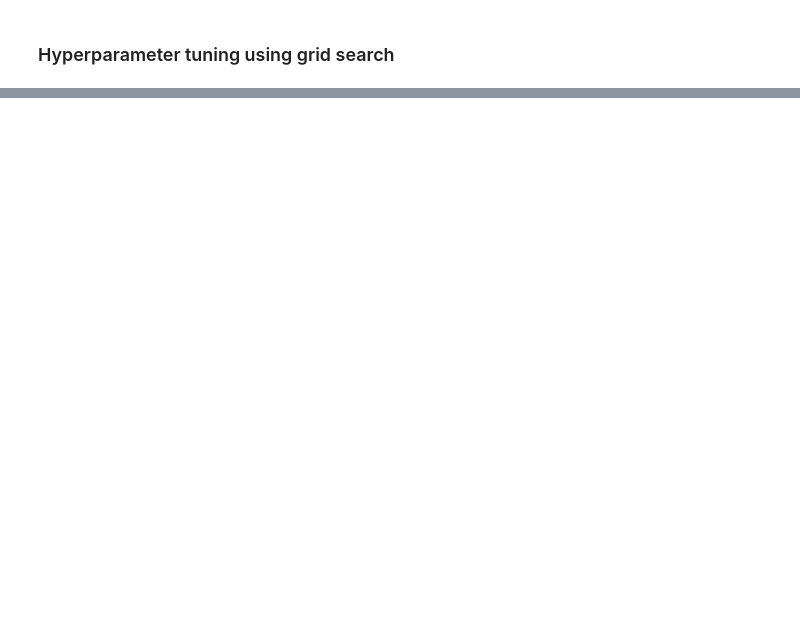
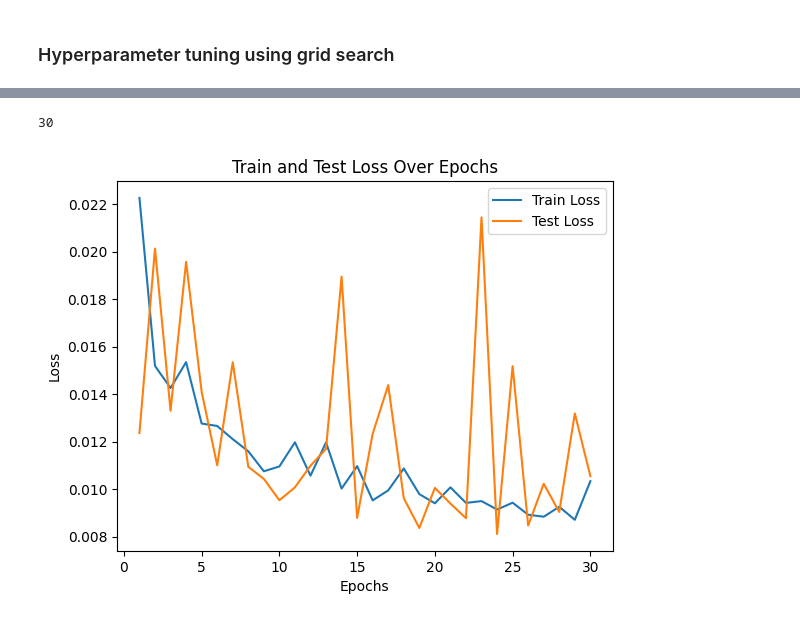
Before and after one commit to amirhosseinamerimanesh/Load-Forecasting-Machine-Learing, a Jupyter notebook: load_forecasting_ml.ipynb, the cells around one changed output, grey strips where cells are left out. Saved outputs shown, nothing was run; the diff lists cells and outputs as text; code cells hidden in the pictures; blank space fills up the shorter version.

Commit message:
updated the lstm model

```diff
--- a/load_forecasting_ml.ipynb
+++ b/load_forecasting_ml.ipynb
@@ -848,14 +808,8 @@ def train_and_evaluate(model, train_loader, test_data, criterion, optimizer, num
 ### Hyperparameter tuning using grid search
 # %%
 param_grid = {
-    'num_layers': [1, 2, 3],
-    'hidden_size': [32, 64, 128],
+    'num_layers': [2, 3],
+    'hidden_size': [32, 64],
     'learning_rate': [0.001, 0.01, 0.1],
     'dropout_rate': [0.0, 0.2, 0.4]
 }
-# %%
-model = LSTMRegressor(input_size= X.shape[2] , # Adjust input size for the number of features
-                        hidden_size= 32 ,
-                        num_layers= 3,
-                        output_size = 1,  # Output size for regression
-                        dropout_rate=0.2).to(device)
@@ -866,7 +822,7 @@ eval_data = (X_eval, y_eval)
 test_data = (X_test, y_test)
 counter = 1
 # for loop to search the parameter space for the best parameters
-best_rmse = float('inf')
+best_loss = float('inf')
 best_params = None
 
 for params in ParameterGrid(param_grid):
@@ -888,7 +844,7 @@ for params in ParameterGrid(param_grid):
                   test_data = eval_data,
                   optimizer = optimizer,
                   criterion = criterion,
-                  epochs = 10,
+                  epochs = 1,
                   device = device)
 
   # now test the model on test data
@@ -900,7 +856,7 @@ for params in ParameterGrid(param_grid):
     best_loss = test_loss
     best_model = model
     best_params = params
-    best_learning_rate = learning_rate
+    best_learning_rate = params['learning_rate']
 
   counter +=1
 
@@ -1184,0 +882,12 @@ print("Best Learning Rate:", best_learning_rate)
+# %%
+# Train the best model on the entire dataset
+optimizer = optim.Adam(best_model.parameters(), lr=best_learning_rate)
+criterion = nn.MSELoss()
+
+results = train(model= best_model,
+                train_dataloader = train_loader,
+                test_data = test_data,
+                optimizer = optimizer,
+                criterion = criterion,
+                epochs = 30,
+                device = device)
@@ -1184,0 +912,4 @@ print("Best Learning Rate:", best_learning_rate)
+# %%
+len(results['train_loss'])
+# %% [output]
+30
@@ -1184,0 +918,4 @@ print("Best Learning Rate:", best_learning_rate)
+# %%
+plot_perfomance_results(loss_results= results)
+# %% [output]
+[figure, added]
```
Also changed, not shown: parts of 12 cells of this notebook.
